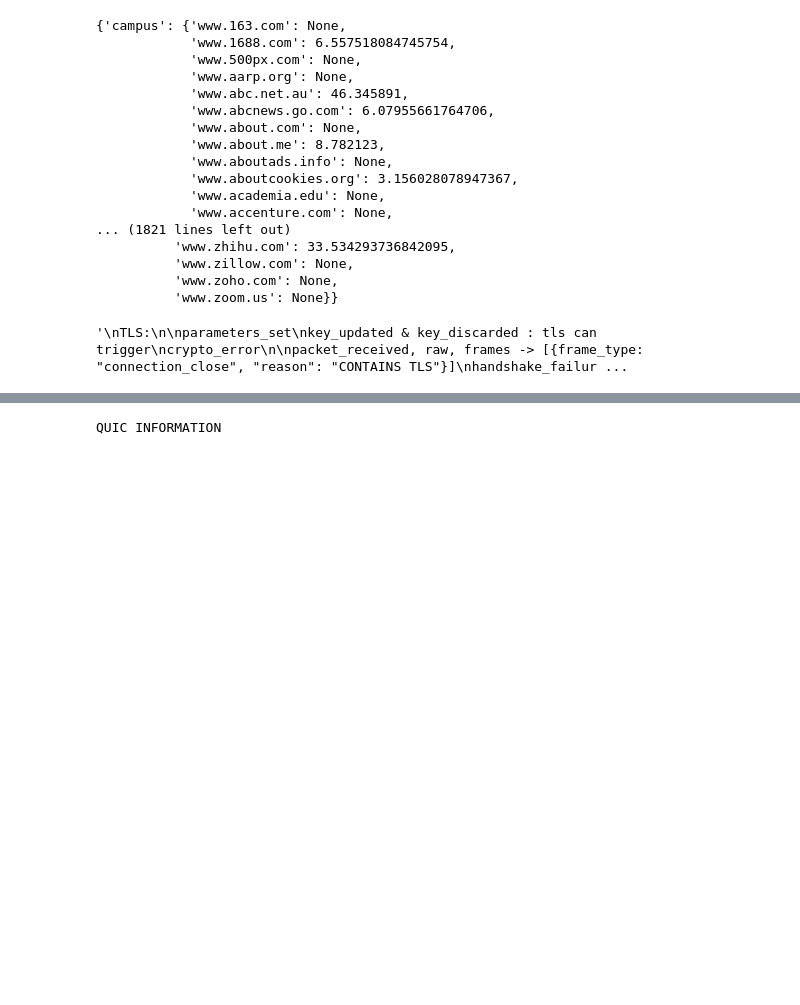
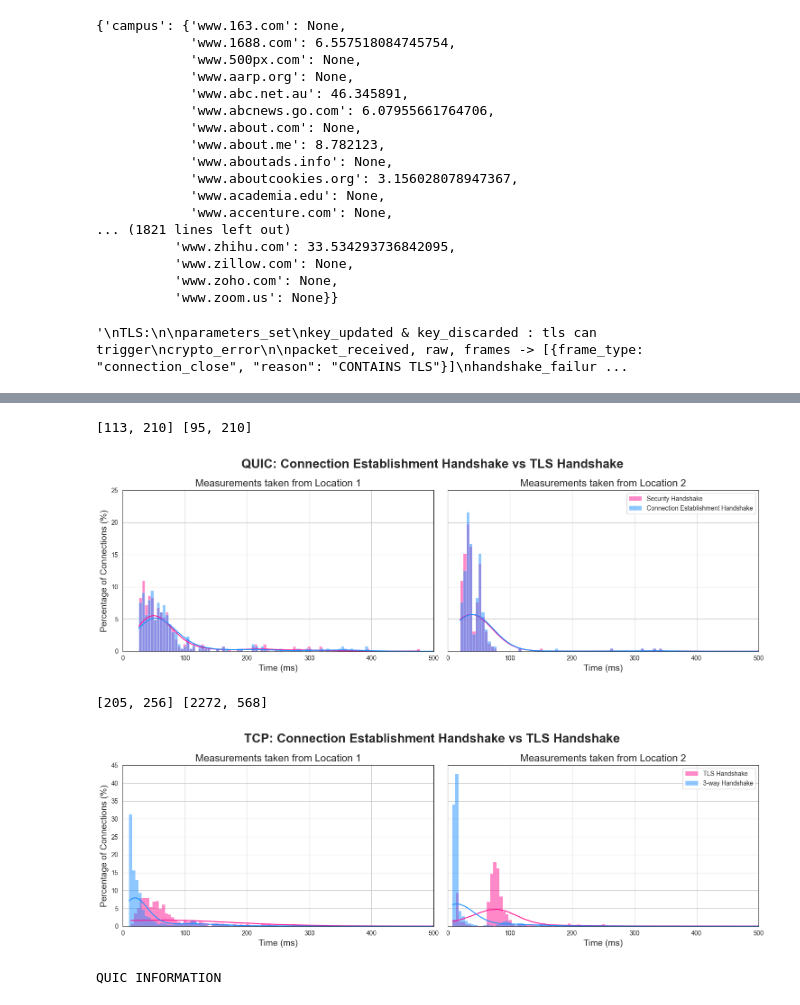
Before and after one commit to laradagata/l4project, a Jupyter notebook: src/main/data_analysis.ipynb, the cells around one changed output, grey strips where cells are left out. Cells and saved outputs as stored; diff of their text form; code cells hidden in the pictures; blank space fills up the shorter version.

```diff
--- a/src/main/data_analysis.ipynb
+++ b/src/main/data_analysis.ipynb
@@ -776,5 +654,6 @@ def findTLSHandshakeTime(packets):
 # %%
 handshake_times_tcp = {l:{} for l in locations}
+tls_handshake_times_tcp = {l:{} for l in locations}
 time_before_data_transfer_tcp = {l:{} for l in locations}
 tls_packets = {l:{} for l in locations}
 round_trip_times_tcp = {l:{} for l in locations}
@@ -911,3 +792,13 @@ generateOverlappedHandshakeTimeDistribution(time_to_data_transfer, time_before_d
+# %%
+
+generateOverlappedHandshakeTimeDistribution(handshake_times, tls_handshake_times, type=4)
+#pprint.pprint(tls_handshake_times_tcp)
+generateOverlappedHandshakeTimeDistribution(handshake_times_tcp, tls_handshake_times_tcp, type=5)
+# %% [output]
+[113, 210] [95, 210]
+[figure, added]
+[205, 256] [2272, 568]
+[figure, added]
 # %%
 """pprint.pprint(tls_packets["home"]["www.ebay.com"][0])
 print("ClientHello: ", tls_packets["home"]["www.ebay.com"][0].msg[0].ciphers)
```
Also changed, not shown: parts of 6 cells of this notebook.
